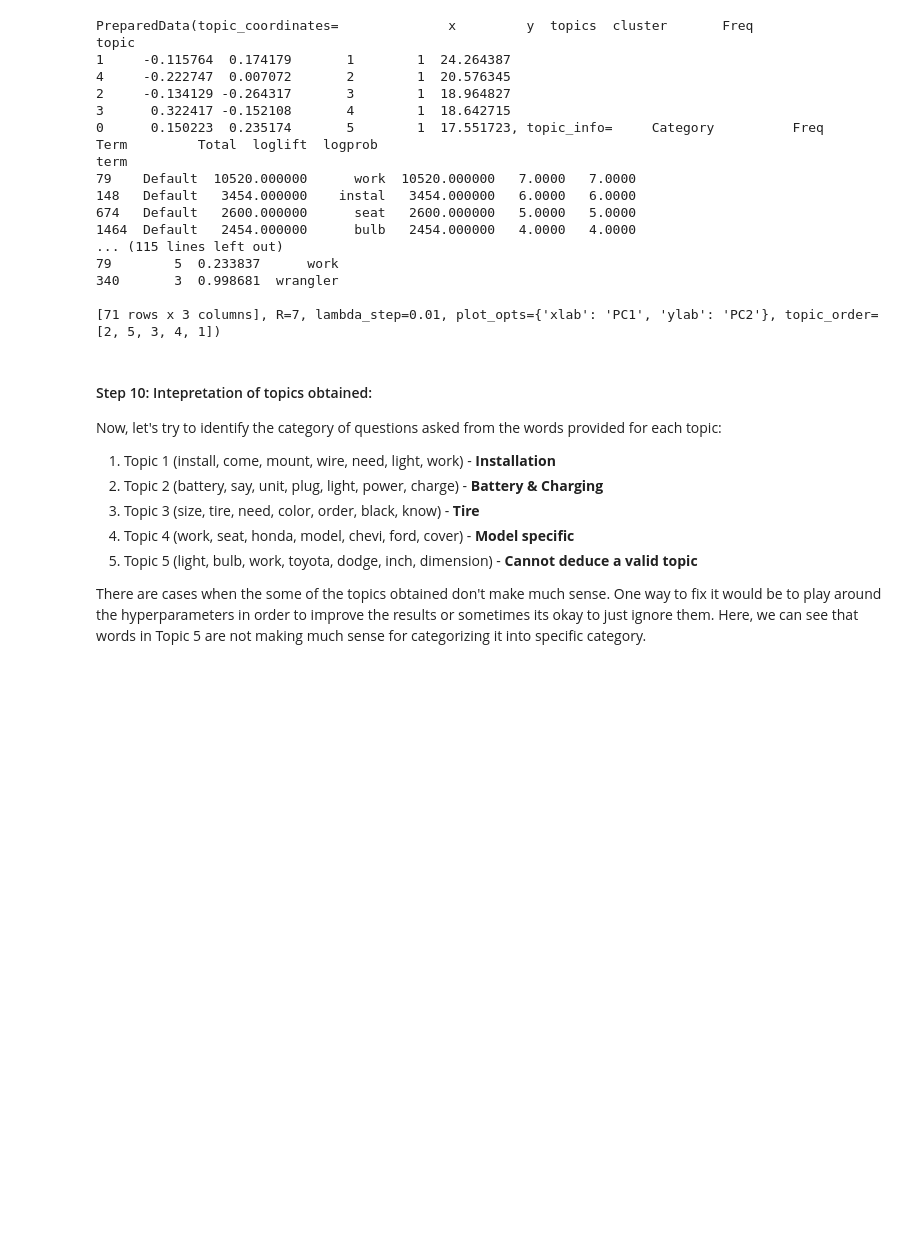
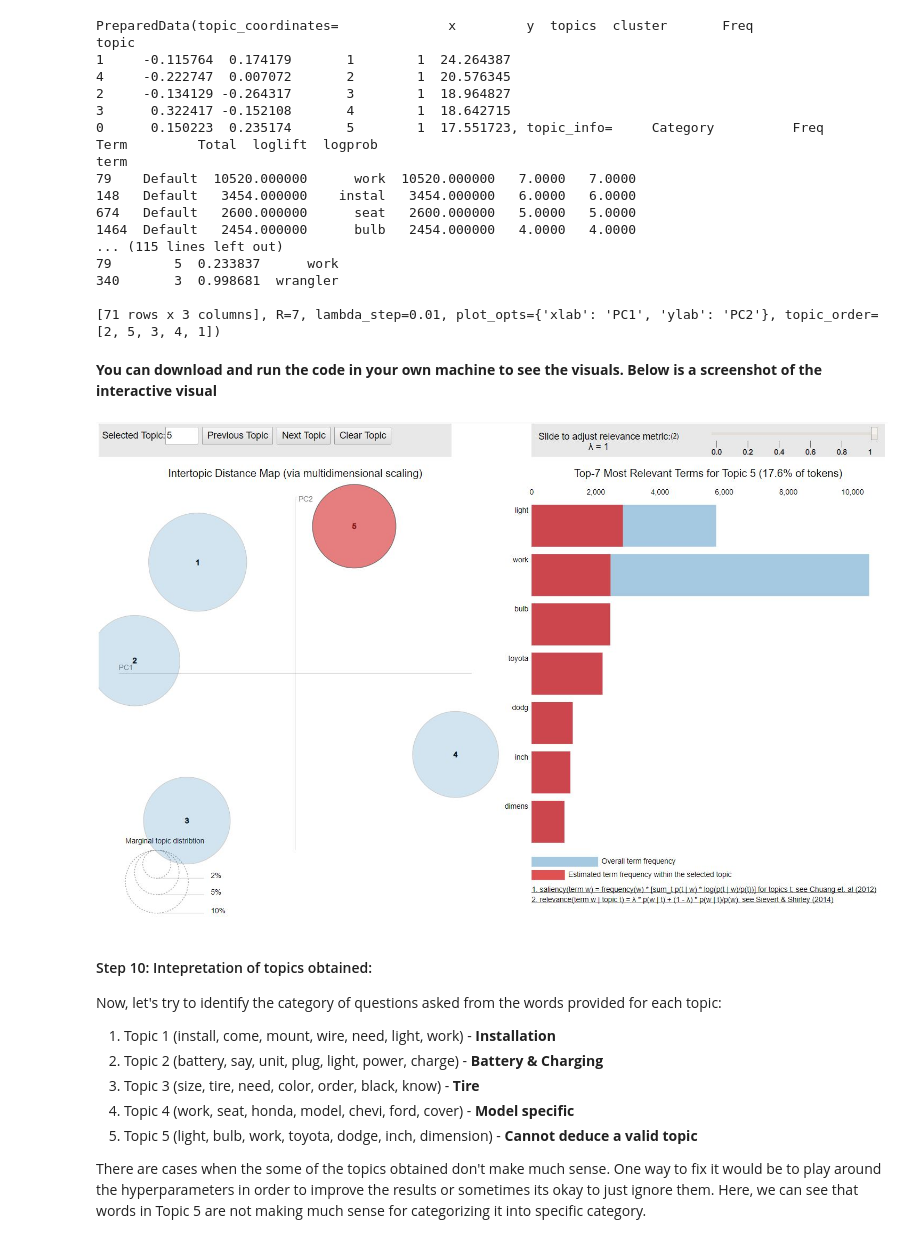
Before and after one commit to rbanerjee3/Identifying-the-topics-from-the-questions-asked-by-Amazon-customers, a Jupyter notebook: Workbook.ipynb, the cells around one changed output. Saved outputs shown, nothing was run; the diff lists cells and outputs as text; code cells hidden in the pictures; blank space fills up the shorter version.

```diff
--- a/Workbook.ipynb
+++ b/Workbook.ipynb
@@ -246,6 +246,13 @@ term
 340       3  0.998681  wrangler
 
 [71 rows x 3 columns], R=7, lambda_step=0.01, plot_opts={'xlab': 'PC1', 'ylab': 'PC2'}, topic_order=[2, 5, 3, 4, 1])
+# %% [markdown]
+**You can download and run the code in your own machine to see the visuals. Below is a screenshot of the interactive visual**
+# %%
+from IPython.display import Image
+Image(filename='Visual.jpg', width=1100, height=700)
+# %% [output]
+[figure, added]
 # %% [markdown]
 #### Step 10: Intepretation of topics obtained:
 
```
